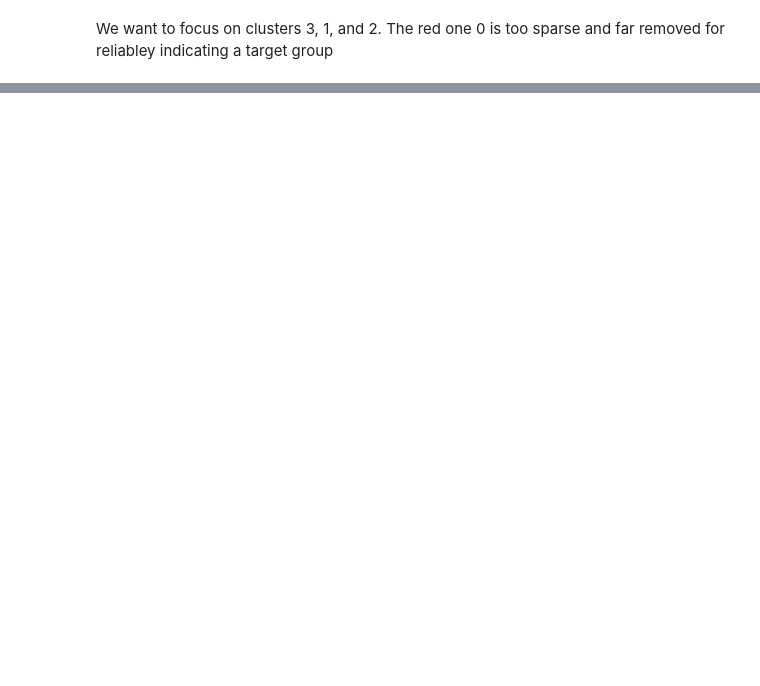
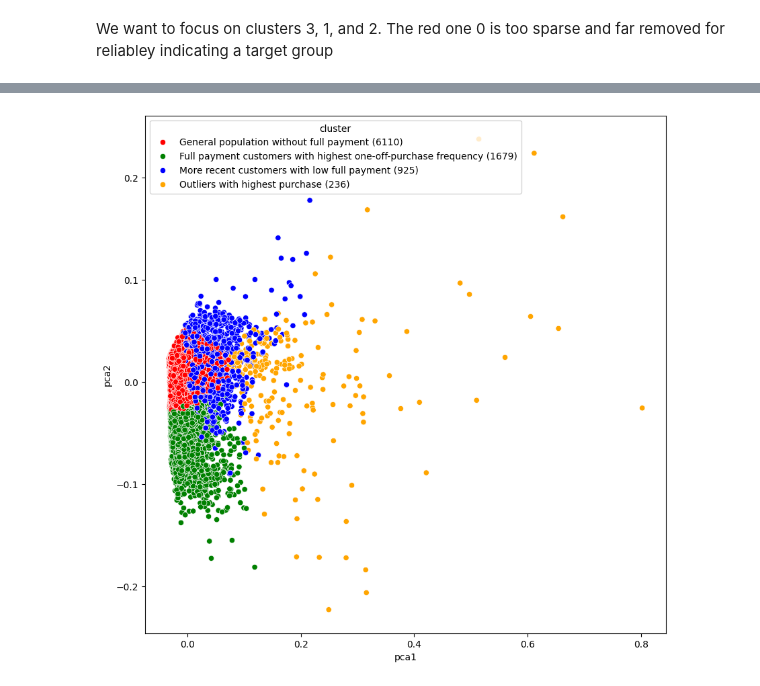
Before and after one commit to RussellSB/data-science-for-business, a Jupyter notebook: 2. Marketing Department/marketing_department.ipynb, the cells around one changed output, grey strips where cells are left out. Saved outputs shown, nothing was run; the diff lists cells and outputs as text; code cells hidden in the pictures; blank space fills up the shorter version.

Commit message:
Finalising conclusion for cluster analysis

```diff
--- a/2. Marketing Department/marketing_department.ipynb
+++ b/2. Marketing Department/marketing_department.ipynb
@@ -684,0 +734,21 @@ plt.show()
+# %%
+pca_df_plot = pca_df.replace(to_replace={0:'More recent customers with low full payment (925)',
+                     1:'General population without full payment (6110)',
+                     2:'Outliers with highest purchase (236)',
+                     3:'Full payment customers with highest one-off-purchase frequency (1679)'
+                     })
+# %%
+
+
+
+plt.figure(figsize=(10, 10))
+ax = sns.scatterplot(
+    x="pca1",
+    y="pca2",
+    hue="cluster",
+    data=pca_df_plot,
+    palette=["red", "green", "blue", "orange"],
+)
+plt.show()
+# %% [output]
+[figure, added]
```
Also changed, not shown: parts of 22 cells of this notebook.
